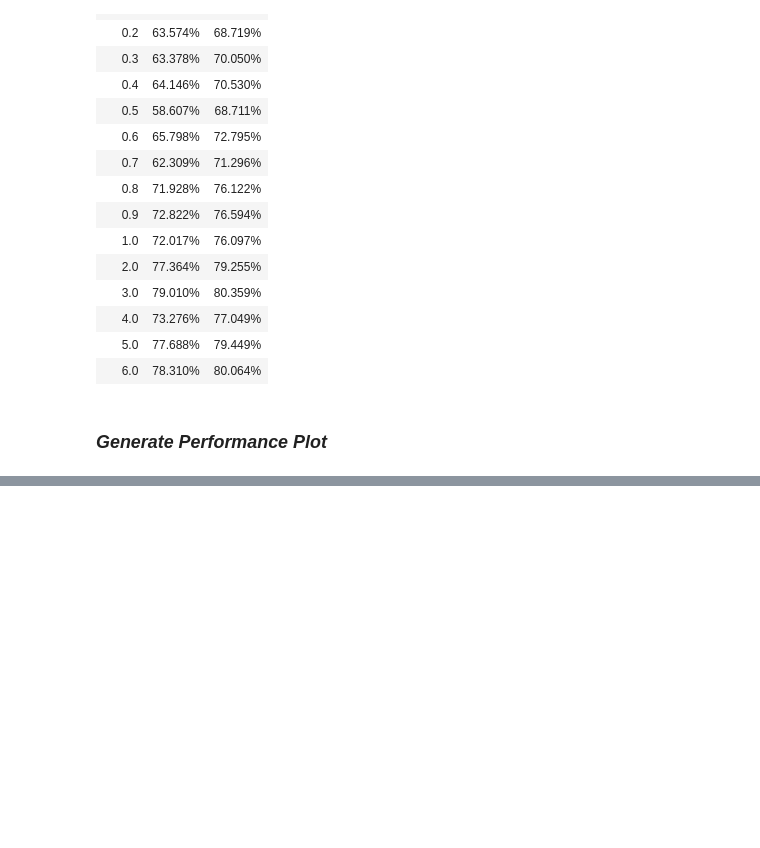
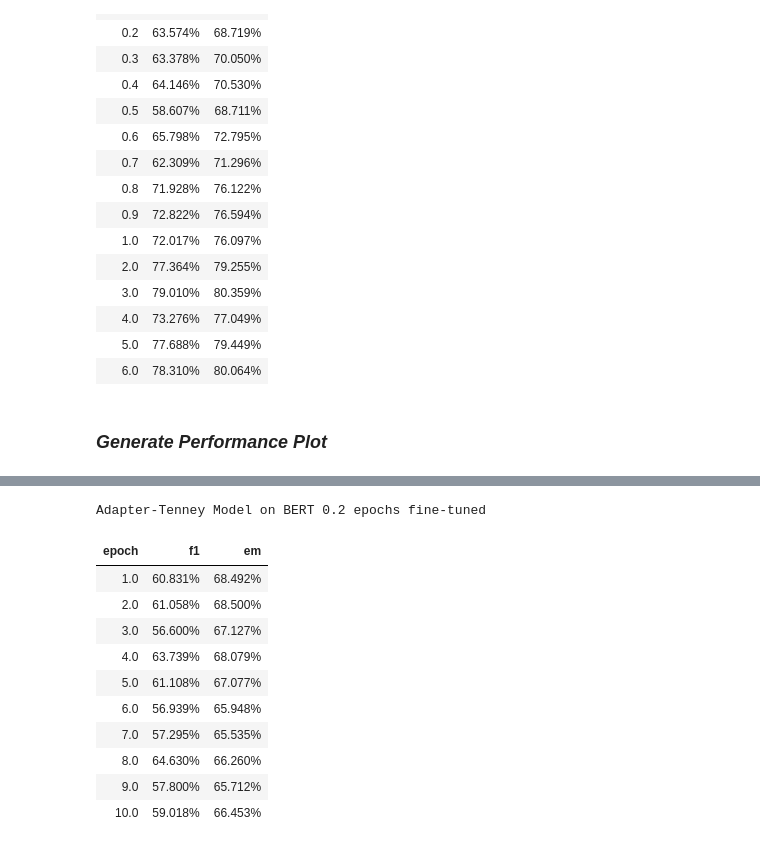
Before and after one commit to cbenge509/BERTVision, a Jupyter notebook: Example Performance Reporting.ipynb, the cells around one changed output, grey strips where cells are left out. Saved outputs shown, nothing was run; the diff lists cells and outputs as text; code cells hidden in the pictures; blank space fills up the shorter version.

Commit message:
Binary Class - AdapterTenney tested, new reporting code

```diff
--- a/Example Performance Reporting.ipynb
+++ b/Example Performance Reporting.ipynb
@@ -101,3 +101,49 @@ kwargs = {'df': df,
 viz_bert_performance(**kwargs)
 # %% [output]
 [interactive output not drawn]
+# %%
+import pandas as pd
+from utils.training_utils import *
+
+df = pd.DataFrame({'epoch': {0: 1, 1: 2, 2: 3, 3: 4, 4: 5, 5: 6, 6: 7, 7: 8, 8: 9, 9: 10},
+ 'f1': {0: 0.6083132656266359,
+  1: 0.6105789254477302,
+  2: 0.565995774491271,
+  3: 0.6373899732108688,
+  4: 0.6110834742811659,
+  5: 0.5693897113643626,
+  6: 0.5729492798998121,
+  7: 0.646300547413032,
+  8: 0.5780035244117342,
+  9: 0.5901841753266797},
+ 'em': {0: 0.684915354164912,
+  1: 0.6849995788764424,
+  2: 0.6712709508969932,
+  3: 0.6807883432999242,
+  4: 0.670765602627811,
+  5: 0.6594794912827423,
+  6: 0.6553524804177546,
+  7: 0.6625958056093658,
+  8: 0.6571211993598922,
+  9: 0.6645329739745641}}
+)
+# %%
+# Generate table output of F1 / EM performance per epoch
+kwargs = {'df': df,
+          'title': 'Adapter-Tenney Model on BERT 0.2 epochs fine-tuned',
+          'cmap': 'BuGn'}
+
+viz_table_scores(**kwargs)
+# %% [output]
+Adapter-Tenney Model on BERT 0.2 epochs fine-tuned
+| epoch | f1 | em |
+| 1.0 | 60.831% | 68.492% |
+| 2.0 | 61.058% | 68.500% |
+| 3.0 | 56.600% | 67.127% |
+| 4.0 | 63.739% | 68.079% |
+| 5.0 | 61.108% | 67.077% |
+| 6.0 | 56.939% | 65.948% |
+| 7.0 | 57.295% | 65.535% |
+| 8.0 | 64.630% | 66.260% |
+| 9.0 | 57.800% | 65.712% |
+| 10.0 | 59.018% | 66.453% |
```
Also changed, not shown: parts of 2 cells of this notebook, 3 other files.
